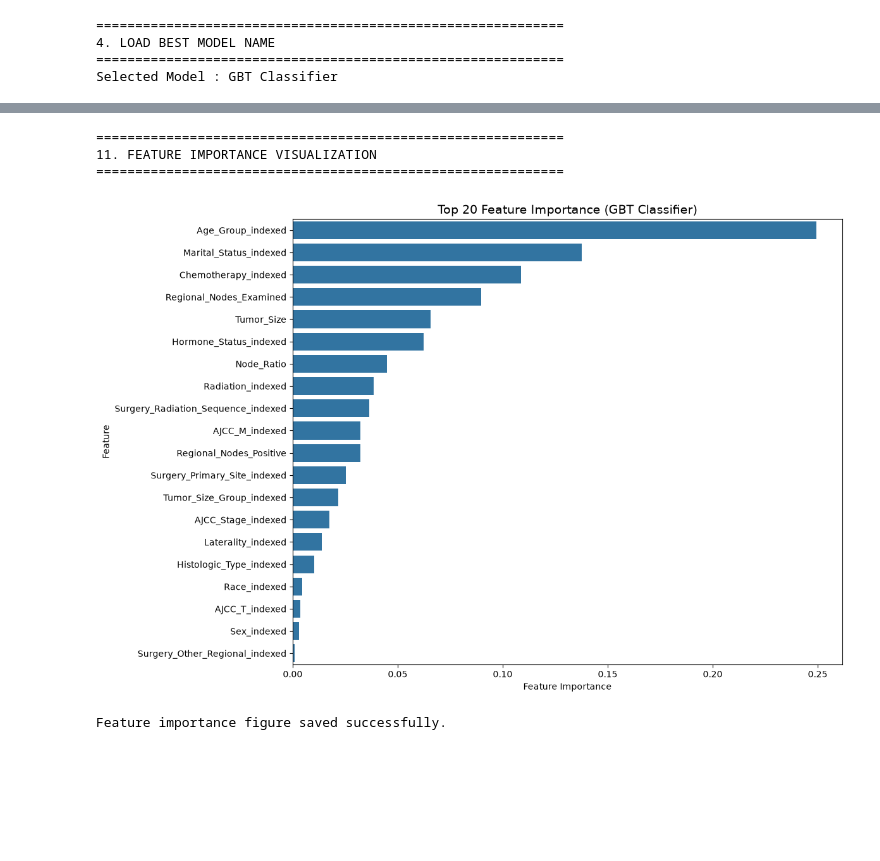
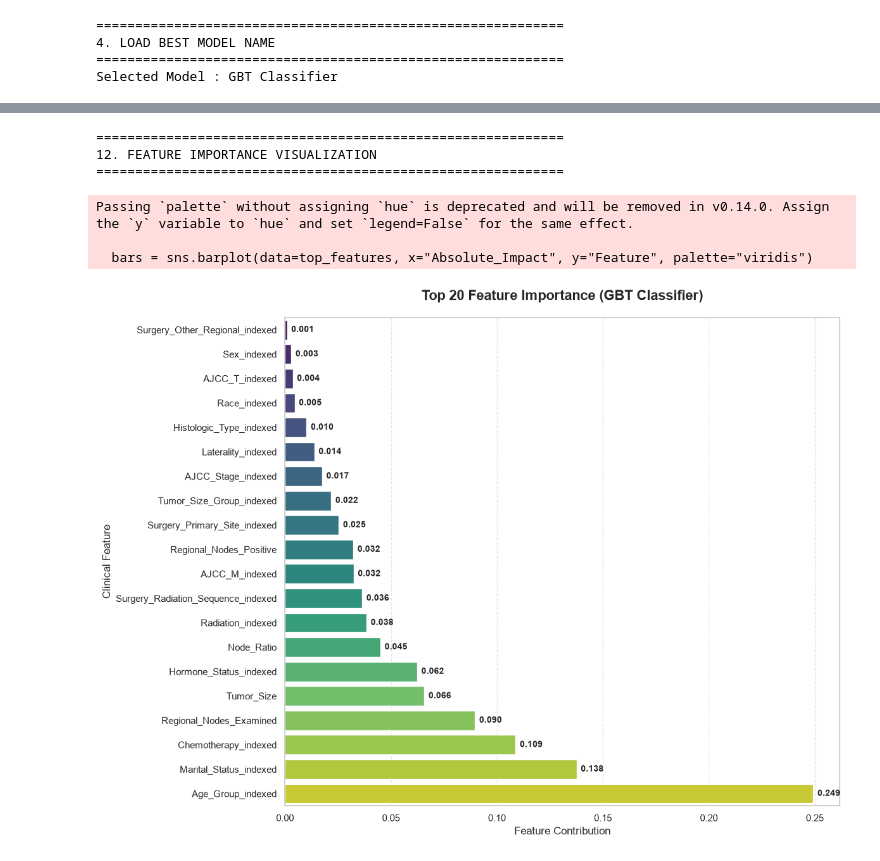
Before and after one commit to JinxX111/Breast-Cancer-Survival-Prediction, a Jupyter notebook: notebooks/06_Model_Interpretation.ipynb, the cells around one changed output, grey strips where cells are left out. Drawn from its saved outputs; the diff is of its cells as text; code cells hidden in the pictures; blank space fills up the shorter version.

```diff
--- a/notebooks/06_Model_Interpretation.ipynb
+++ b/notebooks/06_Model_Interpretation.ipynb
@@ -56,6 +56,23 @@ from sklearn.metrics import (
     f1_score
 )
 
+# Visualization Style Configuration
+
+import matplotlib.pyplot as plt
+import seaborn as sns
+
+sns.set_theme(
+    style="whitegrid",
+    context="notebook"
+)
+
+plt.rcParams["figure.figsize"] = (10,6)
+plt.rcParams["axes.titlesize"] = 15
+plt.rcParams["axes.labelsize"] = 12
+plt.rcParams["xtick.labelsize"] = 11
+plt.rcParams["ytick.labelsize"] = 11
+plt.rcParams["legend.fontsize"] = 11
+
 PROJECT_ROOT = os.path.abspath("..")
 if PROJECT_ROOT not in sys.path:
     sys.path.append(PROJECT_ROOT)
@@ -385,26 +402,33 @@ Top 20 Most Important Features
 | 15 | Surgery_Other_Regional_indexed | 0.000936 | 0.000936 |
 Feature importance table saved successfully.
 # %%
-# 11. Feature Importance Visualization | Trực quan hóa đặc trưng
+# 12. Feature Importance Visualization | Trực quan hóa độ quan trọng của đặc trưng
 
 print("\n" + "=" * 60)
-print("11. FEATURE IMPORTANCE VISUALIZATION")
+print("12. FEATURE IMPORTANCE VISUALIZATION")
 print("=" * 60)
 
-plt.figure(figsize=(12,8))
-sns.barplot( data=top20_features,x="Absolute_Impact",y="Feature")
-plt.title(f"Top 20 Feature Importance ({best_model_name})",fontsize=14)
-plt.xlabel("Feature Importance")
-plt.ylabel("Feature")
+plt.figure(figsize=(12, 9))
+top_features = top20_features.sort_values("Absolute_Impact", ascending=True)
+
+bars = sns.barplot(data=top_features, x="Absolute_Impact", y="Feature", palette="viridis")
+
+for bar in bars.patches:
+    plt.text(bar.get_width() + 0.002, bar.get_y() + bar.get_height()/2,
+             f"{bar.get_width():.3f}", va="center", fontsize=10, fontweight="bold")
+
+plt.title(f"Top 20 Feature Importance ({best_model_name})", fontsize=16, fontweight="bold", pad=20)
+plt.xlabel("Feature Contribution", fontsize=12)
+plt.ylabel("Clinical Feature", fontsize=12)
+plt.grid(axis="x", linestyle="--", alpha=0.5)
 plt.tight_layout()
-
-plt.savefig("../reports/figures/top20_feature_importance.png",dpi=300,bbox_inches="tight")
+plt.savefig(f"{FIGURE_PATH}/top20_feature_importance.png", dpi=300, bbox_inches="tight")
 plt.show()
-
-print("Feature importance figure saved successfully.")
 # %% [output]
 ============================================================
-11. FEATURE IMPORTANCE VISUALIZATION
+12. FEATURE IMPORTANCE VISUALIZATION
 ============================================================
+Passing `palette` without assigning `hue` is deprecated and will be removed in v0.14.0. Assign the `y` variable to `hue` and set `legend=False` for the same effect.
+
+  bars = sns.barplot(data=top_features, x="Absolute_Impact", y="Feature", palette="viridis")
-[figure, old version]
+[figure, new version]
-Feature importance figure saved successfully.
```
Also changed, not shown: parts of 29 cells of this notebook, 25 other files.
